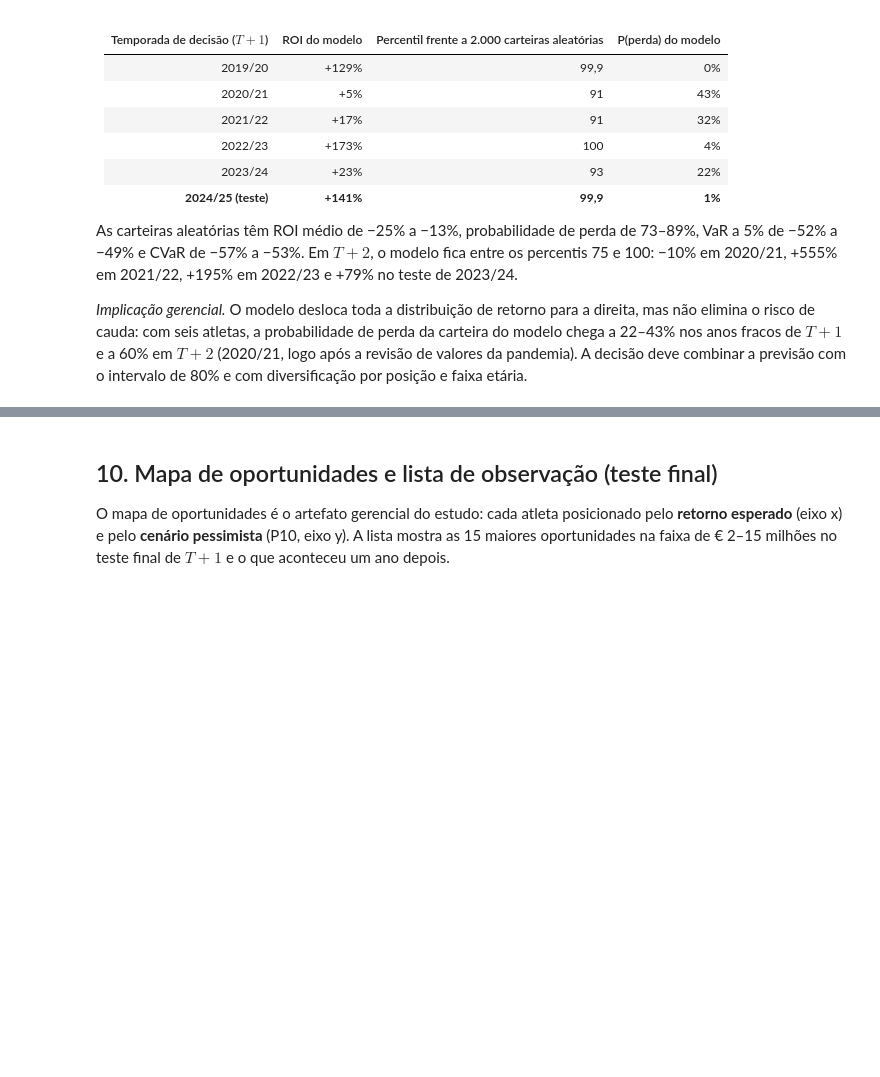
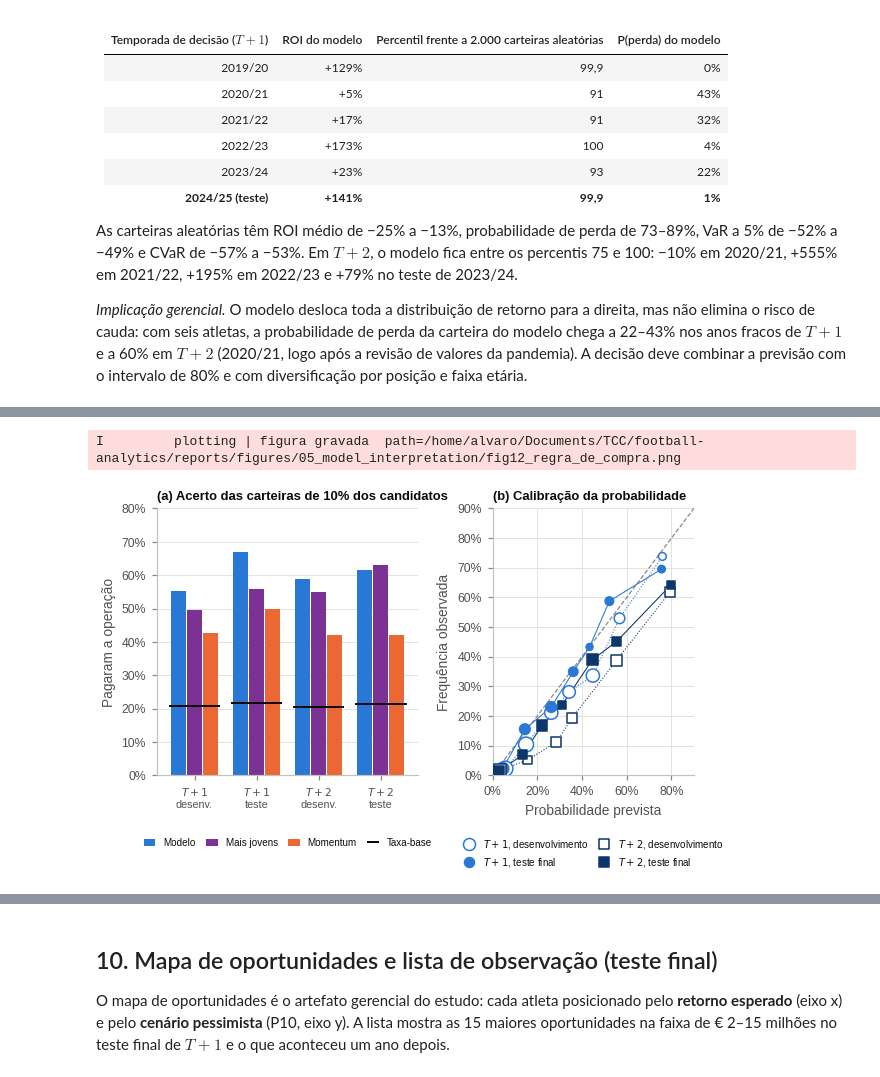
Before and after one commit to alvarodevbr/football-analytics, a Jupyter notebook: notebooks/05_model_interpretation.ipynb, the cells around one changed output, grey strips where cells are left out. Drawn from its saved outputs; the diff is of its cells as text; code cells hidden in the pictures; blank space fills up the shorter version.

```diff
--- a/notebooks/05_model_interpretation.ipynb
+++ b/notebooks/05_model_interpretation.ipynb
@@ -918,7 +923,10 @@ for (universe, horizon, cb, cv, miss), g in strat.groupby(["universo", "horizont
     sign_rows.append({"universo": universe, "horizonte": horizon, "custo_compra": cb, "custo_venda": cv, "ausentes": miss,
                       "temporadas": len(w), "vitorias_vs_aleatoria": wins, "p_sinal": it.sign_test(wins, len(w)),
                       "vitorias_vs_momentum": int((w["Modelo"] > w["Momentum"]).sum()),
-                      "roi_medio_modelo": w["Modelo"].mean(), "roi_medio_aleatoria": w["Aleatória"].mean()})
+                      "vitorias_vs_mais_jovens": int((w["Modelo"] > w["Mais jovens"]).sum()),
+                      "p_sinal_vs_mais_jovens": it.sign_test(int((w["Modelo"] > w["Mais jovens"]).sum()), len(w)),
+                      "roi_medio_modelo": w["Modelo"].mean(), "roi_medio_mais_jovens": w["Mais jovens"].mean(),
+                      "roi_medio_aleatoria": w["Aleatória"].mean()})
 for (universe, flt), k in [(u, k) for u in UNIVERSES.items() for k in HORIZONS]:
     for season, cands in flt(sim[sim["horizon"] == k]).groupby("season"):
         sel = it.top_k(cands, "dv_pct_pred_mean", max(1, len(cands) // 10))
@@ -1089,0 +1207,12 @@ combinar a previsão com o intervalo de 80% e com diversificação por posição
+# %%
+# A regra frente à idade: dentro de cada faixa etária, o modelo ainda separa quem paga a operação?
+rows = []
+for (k, season, band), g in dec.groupby(["horizon", "season", band_col], observed=True):
+    for name in ("Modelo", "Mais jovens", "Momentum"):
+        rows.append({"horizonte": f"T+{k}", "avaliacao": g["avaliacao"].iloc[0], "faixa": band, "estrategia": name,
+                     **it.decision_metrics(g[MAIN_LABEL], g[DEC_SCORES[name]])})
+by_band = (pd.DataFrame(rows).groupby(["horizonte", "avaliacao", "faixa", "estrategia"], sort=False)
+           .agg(n=("n", "sum"), taxa_base=("taxa_base", "mean"), auc=("auc", "mean"), acerto_topo=("acerto_topo", "mean"))
+           .sort_index(level=["horizonte", "avaliacao", "faixa"], sort_remaining=False))
+save_csv(by_band, "tab14_decisao_por_faixa_etaria")
+display(by_band.unstack("estrategia")[["taxa_base", "auc", "acerto_topo"]].round(3))
@@ -1089,0 +1306,49 @@ combinar a previsão com o intervalo de 80% e com diversificação por posição
+# %%
+STRAT_COLORS = {"Modelo": pl.BLUE, "Mais jovens": "#7b3294", "Momentum": pl.ORANGE}
+HORIZON_COLORS = {"T+1": pl.BLUE, "T+2": "#0d366b"}
+fig, (ax1, ax2) = plt.subplots(1, 2, figsize=pl.figsize(8), gridspec_kw={"wspace": 0.32, "width_ratios": [1.3, 1]})
+groups = [(f"T+{k}", ev) for k in HORIZONS for ev in ("desenvolvimento", "teste final")]
+top = disc_sum.xs(MAIN_LABEL, level="rotulo")
+x, width = np.arange(len(groups)), 0.26
+for j, (name, color) in enumerate(STRAT_COLORS.items()):
+    ax1.bar(x + (j - 1) * width, [top.loc[(h, ev, name), "acerto_topo"] for h, ev in groups], width=width * 0.92,
+            color=color, label=name)
+ax1.hlines([top.loc[(h, ev, "Modelo"), "taxa_base"] for h, ev in groups], x - 1.6 * width, x + 1.6 * width,
+           color=pl.INK, linewidth=1.3, label="Taxa-base")
+ax1.set_xticks(x, [f"${h}$\n" + ("teste" if ev == "teste final" else "desenv.") for h, ev in groups], fontsize=7)
+ax1.yaxis.set_major_formatter(pl.pct_formatter(0, 1))
+ax1.set_ylim(0, 0.8)
+ax1.set_ylabel("Pagaram a operação")
+ax1.set_title("(a) Acerto das carteiras de 10% dos candidatos", fontsize=8.5)
+ax1.grid(axis="x", visible=False)
+handles, names = ax1.get_legend_handles_labels()
+ax1.legend(handles[1:] + handles[:1], names[1:] + names[:1], loc="upper center", bbox_to_anchor=(0.5, -0.2), ncol=4,
+           fontsize=6.5, handlelength=1.2, columnspacing=1)
+for (h, ev), g in reliab.groupby(["horizonte", "avaliacao"], sort=False):
+    test = ev == "teste final"
+    ax2.plot(g["prob_prevista"], g["freq_observada"], color=HORIZON_COLORS[h], linewidth=0.7,
+             linestyle="-" if test else ":", zorder=2)
+    ax2.scatter(g["prob_prevista"], g["freq_observada"], s=np.sqrt(g["n"]) * 2.5, marker="o" if h == "T+1" else "s",
+                facecolor=HORIZON_COLORS[h] if test else pl.SURFACE, edgecolor=HORIZON_COLORS[h], linewidth=1,
+                label=f"${h}$, {ev}", zorder=3)
+ax2.plot([0, 1], [0, 1], color=pl.INK_MUTED, linewidth=0.8, linestyle="--", zorder=1)
+ax2.set_xlim(0, 0.9)
+ax2.set_ylim(0, 0.9)
+ax2.xaxis.set_major_formatter(pl.pct_formatter(0, 1))
+ax2.yaxis.set_major_formatter(pl.pct_formatter(0, 1))
+ax2.set_xlabel("Probabilidade prevista")
+ax2.set_ylabel("Frequência observada")
+ax2.set_title("(b) Calibração da probabilidade", fontsize=8.5)
+ax2.legend(loc="upper center", bbox_to_anchor=(0.5, -0.2), ncol=2, fontsize=6.5, handlelength=1.2, columnspacing=1)
+FIG.save(fig, "fig12_regra_de_compra",
+         "Desempenho do modelo como regra de compra: acerto das carteiras e calibração da probabilidade de a "
+         "valorização pagar os custos da operação",
+         note="Pagar a operação: valorização realizada acima do ponto de equilíbrio de custos de 10% na compra e 10% na "
+              "venda (ΔV% > 22,2%); atletas sem V_{T+k} contam como prejuízo. (a) Carteiras com os 10% de maior retorno "
+              "esperado (Modelo), de menor idade (Mais jovens) ou de maior valorização passada (Momentum); média das "
+              "temporadas de desenvolvimento (desenv.) e teste final (2024/25 em T+1; 2023/24 em T+2). (b) Probabilidade calibrada por regressão isotônica só com as temporadas anteriores, a partir "
+              "da 3ª dobra; área dos marcadores proporcional ao número de atletas.")
+plt.show()
+# %% [output]
+I         plotting | figura gravada  path=/home/alvaro/Documents/TCC/football-analytics/reports/figures/05_model_interpretation/fig12_regra_de_compra.png
+[figure, added]
```
Also changed, not shown: parts of 15 cells of this notebook, 21 other files.
